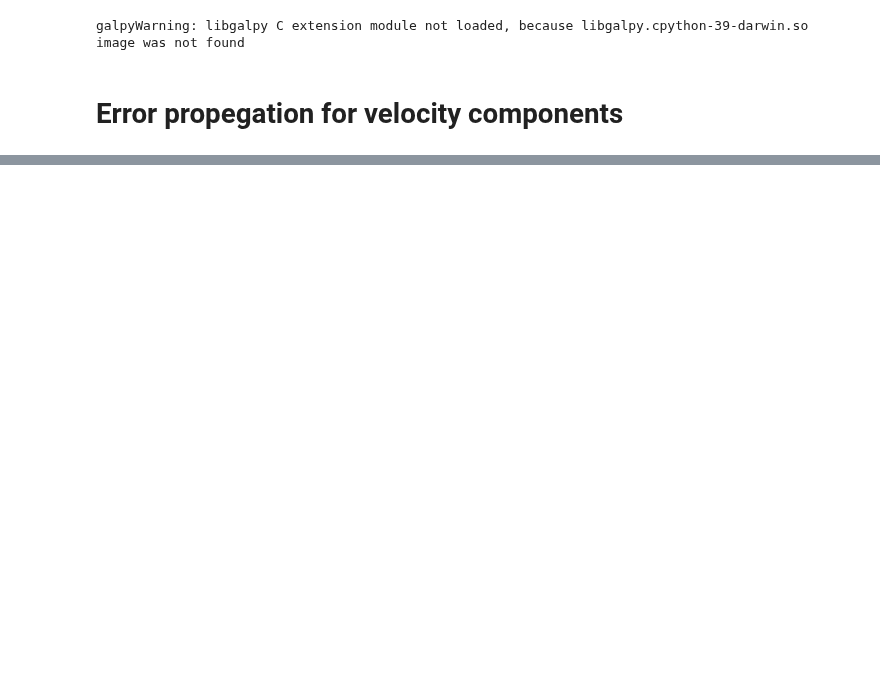
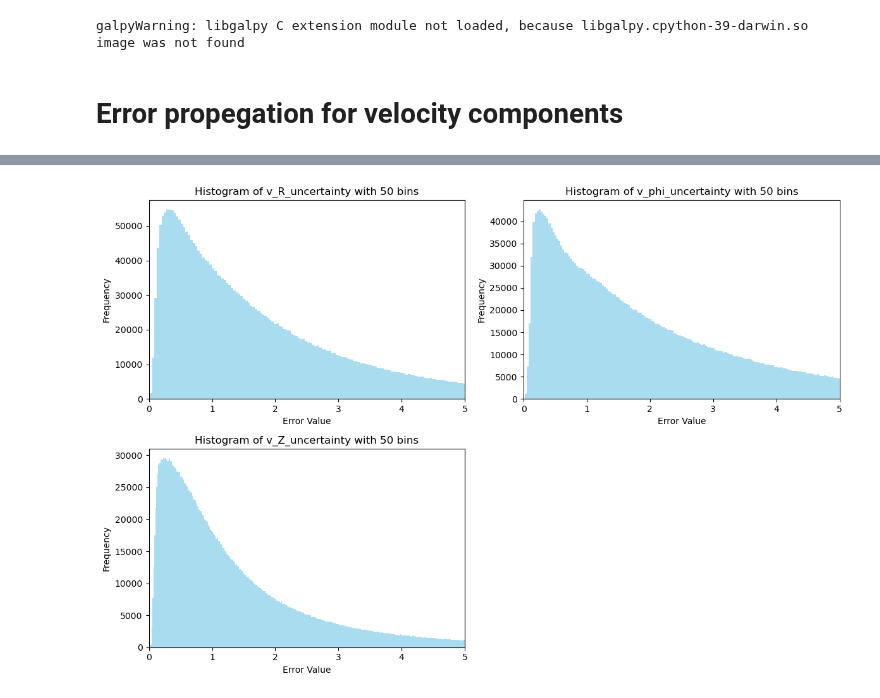
Before and after one commit to raunaq-rai/Disentangling-the-Milky-Way-using-GMM, a Jupyter notebook: error_propegation.ipynb, the cells around one changed output, grey strips where cells are left out. Drawn from its saved outputs; the diff is of its cells as text; code cells hidden in the pictures; blank space fills up the shorter version.

Commit message:
error on velocity components using MC method

```diff
--- a/error_propegation.ipynb
+++ b/error_propegation.ipynb
@@ -361,0 +76,13 @@ since \( v_Z \) is affected by proper motions and the uncertainty in line-of-sig
+# %%
+# Compute the correlation coefficient for pmra and pmdec
+# Extract relevant columns from your DataFrame
+pmra = df_v['pmra'].values
+pmdec = df_v['pmdec'].values
+
+# Calculate the covariance matrix for pmra and pmdec
+cov_pmra_pmdec = np.cov(pmra, pmdec)[0, 1]
+sigma_pmra = np.std(pmra)
+sigma_pmdec = np.std(pmdec)
+
+# Calculate the correlation coefficient
+correlation_pmra_pmdec = cov_pmra_pmdec / (sigma_pmra * sigma_pmdec)
@@ -361,0 +234,10 @@ since \( v_Z \) is affected by proper motions and the uncertainty in line-of-sig
+# %%
+# Iterate over all columns and remove units if they are Quantities
+for column in df_v_final.columns:
+    # Check if the column is a Quantity object (which has units)
+    if isinstance(df_v_final[column].iloc[0], u.Quantity):
+        # Convert each element in the column to its raw numerical value (stripping units)
+        df_v_final[column] = df_v_final[column].apply(lambda x: x.value if isinstance(x, u.Quantity) else x)
+
+# Now display the first few rows without units
+df_v_final.head()
@@ -361,0 +297,22 @@ since \( v_Z \) is affected by proper motions and the uncertainty in line-of-sig
+# %%
+import matplotlib.pyplot as plt
+
+# List of columns that are error-related (you can customize this based on your DataFrame's structure)
+error_columns = ['v_R_uncertainty', 'v_phi_uncertainty', 'v_Z_uncertainty']  # Add any other error-related columns here
+
+# Plot histograms for each error column with 50 bins, zoomed to 0-5
+plt.figure(figsize=(12, 8))
+
+for i, error_col in enumerate(error_columns):
+    plt.subplot(2, 2, i + 1)  # Create a subplot for each error column
+    plt.hist(df_v_final[error_col], bins=5000, color='skyblue', edgecolor=None, alpha=0.7)
+    plt.title(f"Histogram of {error_col} with 50 bins")
+    plt.xlabel('Error Value')
+    plt.ylabel('Frequency')
+    plt.xlim(0, 5)  # Zoom in on the range from 0 to 5 for better visualization
+
+# Adjust layout for better visualization
+plt.tight_layout()
+plt.show()
+# %% [output]
+[figure, added]
```
Also changed, not shown: parts of 19 cells of this notebook.
